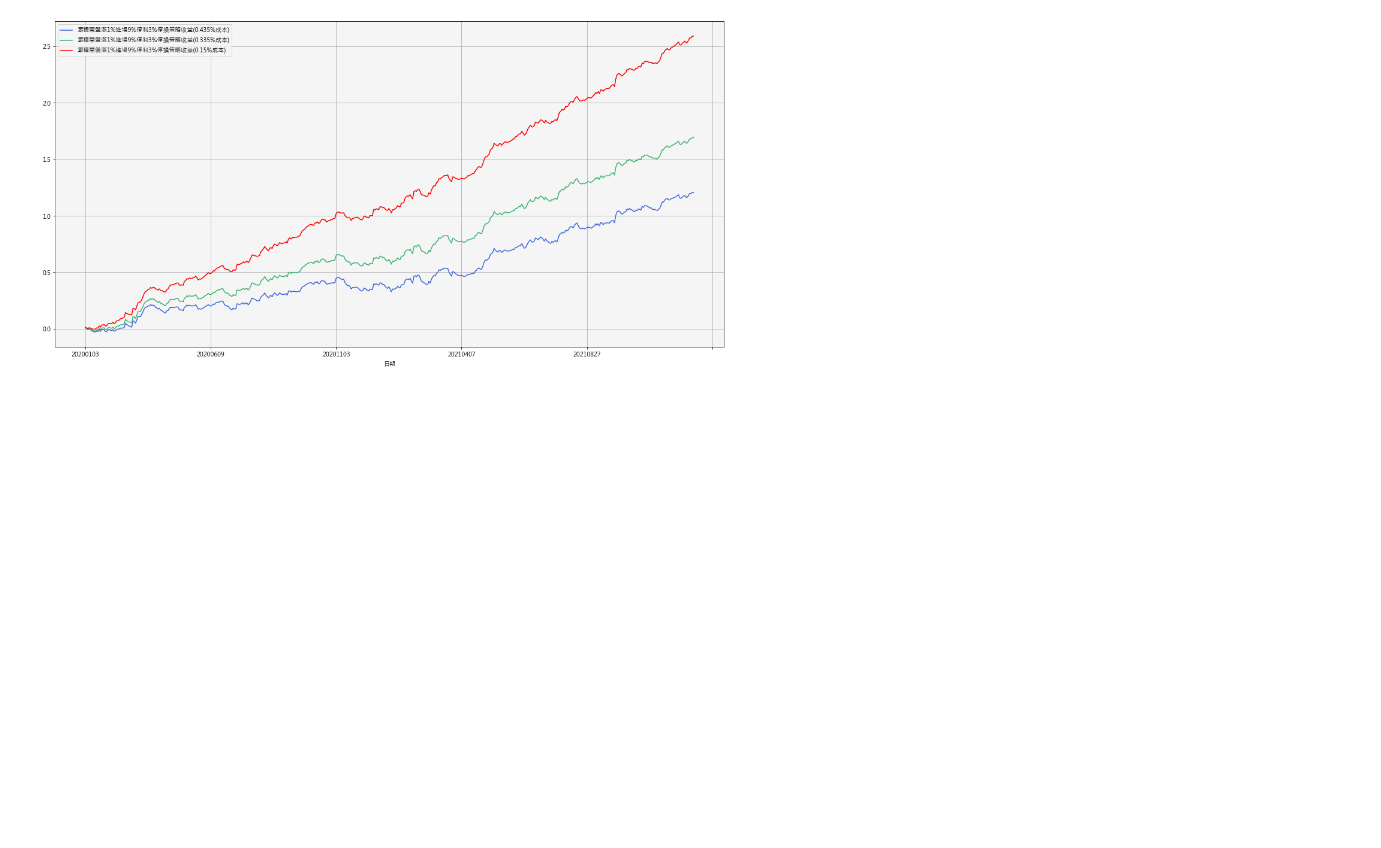
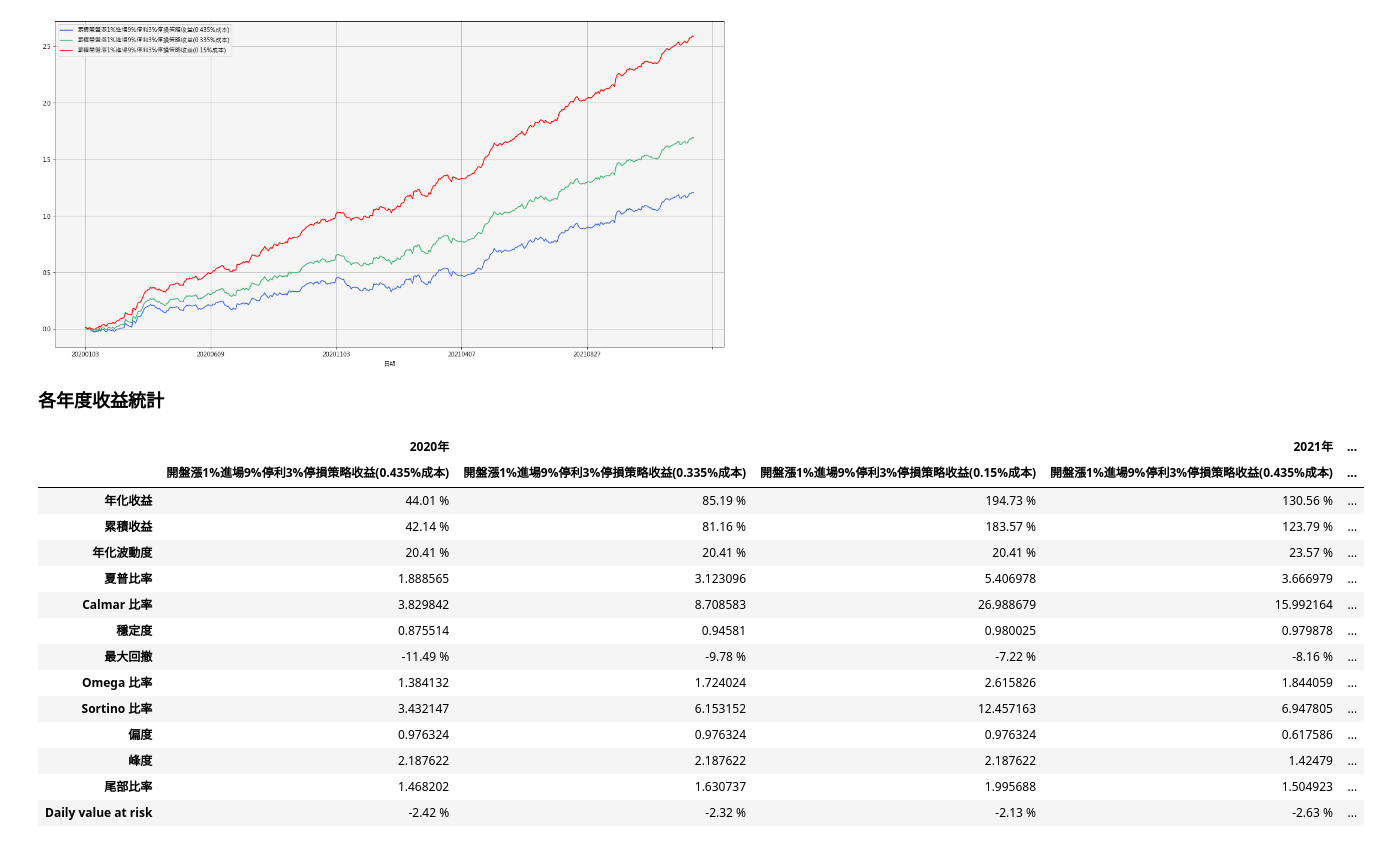
Before and after one commit to ErebusTW/Merge-by-date, a Jupyter notebook: 策略回測結果.ipynb, the cells around one changed output. Cells and saved outputs as stored; diff of their text form; code cells hidden in the pictures; blank space fills up the shorter version.

Commit message:
[Mod]stats

```diff
--- a/策略回測結果.ipynb
+++ b/策略回測結果.ipynb
@@ -469,3 +469,5 @@ returns_day[['累積開盤漲1%進場9%停利3%停損策略收益(0.435%成本)'
 # %% [output]
 <AxesSubplot: xlabel='日期'>
 [figure]
+# %% [markdown]
+**<font  size=4>各年度收益統計</font>**
@@ -471,0 +573,41 @@ returns_day[['累積開盤漲1%進場9%停利3%停損策略收益(0.435%成本)'
+# %%
+df_stats = pd.DataFrame()
+stats = pd.Series()
+for stat_func in SIMPLE_STAT_FUNCS:
+    stats[STAT_FUNC_NAMES[stat_func.__name__]] = stat_func(returns_day['開盤漲1%進場9%停利3%停損策略收益(0.435%成本)'])
+df_stats['開盤漲1%進場9%停利3%停損策略收益(0.435%成本)'] = stats
+stats = pd.Series()
+for stat_func in SIMPLE_STAT_FUNCS:
+    stats[STAT_FUNC_NAMES[stat_func.__name__]] = stat_func(returns_day['開盤漲1%進場9%停利3%停損策略收益(0.335%成本)'])
+df_stats['開盤漲1%進場9%停利3%停損策略收益(0.335%成本)'] = stats
+stats = pd.Series()
+for stat_func in SIMPLE_STAT_FUNCS:
+    stats[STAT_FUNC_NAMES[stat_func.__name__]] = stat_func(returns_day['開盤漲1%進場9%停利3%停損策略收益(0.15%成本)'])
+df_stats['開盤漲1%進場9%停利3%停損策略收益(0.15%成本)'] = stats
+df_stats = df_stats.T
+df_stats['年化收益'] = df_stats['年化收益'].mul(100).round(2).astype(str).add(' %')
+df_stats['累積收益'] = df_stats['累積收益'].mul(100).round(2).astype(str).add(' %')
+df_stats['年化波動度'] = df_stats['年化波動度'].mul(100).round(2).astype(str).add(' %')
+df_stats['最大回撤'] = df_stats['最大回撤'].mul(100).round(2).astype(str).add(' %')
+df_stats['Daily value at risk'] = df_stats['Daily value at risk'].mul(100).round(2).astype(str).add(' %')
+df_stats_all = df_stats.T
+df_stats_all.columns = [['All','All','All'],list(df_stats_all.columns)]
+df_stats_ed = pd.concat([df_stats_2020,df_stats_2021,df_stats_all],axis = 1)
+# %%
+df_stats_ed
+# %% [output]
+|  | 2020年 |  |  | 2021年 | ... |
+|  | 開盤漲1%進場9%停利3%停損策略收益(0.435%成本) | 開盤漲1%進場9%停利3%停損策略收益(0.335%成本) | 開盤漲1%進場9%停利3%停損策略收益(0.15%成本) | 開盤漲1%進場9%停利3%停損策略收益(0.435%成本) | ... |
+| 年化收益 | 44.01 % | 85.19 % | 194.73 % | 130.56 % | ... |
+| 累積收益 | 42.14 % | 81.16 % | 183.57 % | 123.79 % | ... |
+| 年化波動度 | 20.41 % | 20.41 % | 20.41 % | 23.57 % | ... |
+| 夏普比率 | 1.888565 | 3.123096 | 5.406978 | 3.666979 | ... |
+| Calmar 比率 | 3.829842 | 8.708583 | 26.988679 | 15.992164 | ... |
+| 穩定度 | 0.875514 | 0.94581 | 0.980025 | 0.979878 | ... |
+| 最大回撤 | -11.49 % | -9.78 % | -7.22 % | -8.16 % | ... |
+| Omega 比率 | 1.384132 | 1.724024 | 2.615826 | 1.844059 | ... |
+| Sortino 比率 | 3.432147 | 6.153152 | 12.457163 | 6.947805 | ... |
+| 偏度 | 0.976324 | 0.976324 | 0.976324 | 0.617586 | ... |
+| 峰度 | 2.187622 | 2.187622 | 2.187622 | 1.42479 | ... |
+| 尾部比率 | 1.468202 | 1.630737 | 1.995688 | 1.504923 | ... |
+| Daily value at risk | -2.42 % | -2.32 % | -2.13 % | -2.63 % | ... |
```
Also changed, not shown: parts of 3 cells of this notebook.
